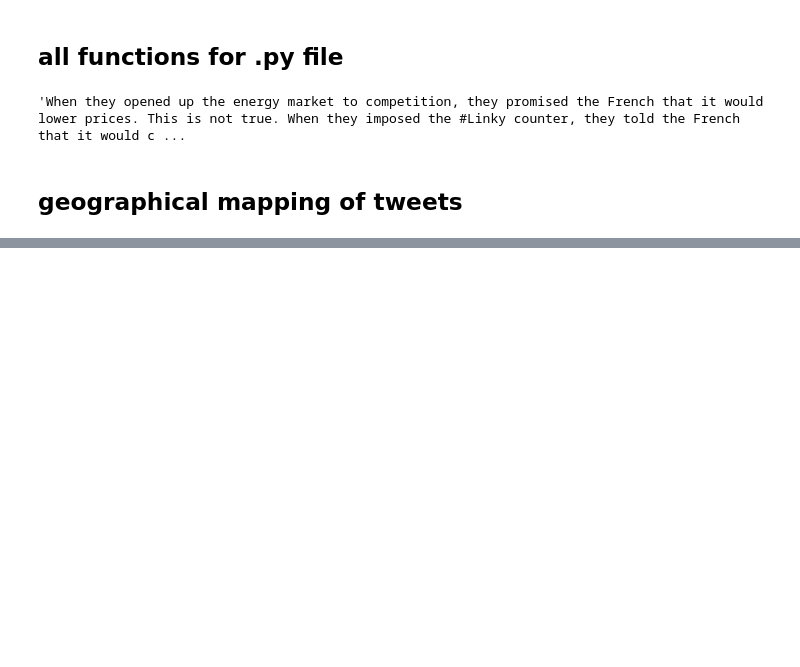
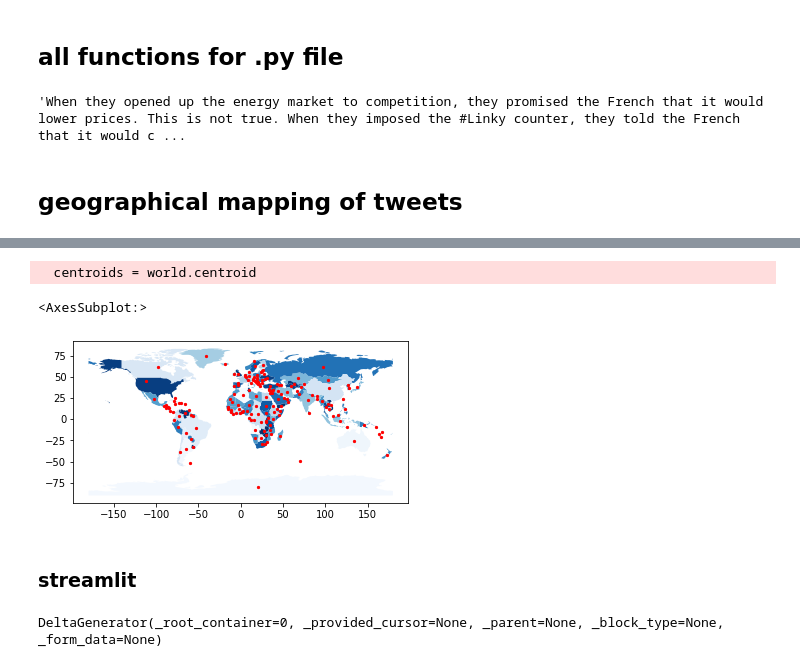
Before and after one commit to EstefaniaVB/LexAI, a Jupyter notebook: notebooks/twitterAPIday5.ipynb, the cells around one changed output, grey strips where cells are left out. Drawn from its saved outputs; the diff is of its cells as text; code cells hidden in the pictures; blank space fills up the shorter version.

```diff
--- a/notebooks/twitterAPIday5.ipynb
+++ b/notebooks/twitterAPIday5.ipynb
@@ -481,2 +489,29 @@ alt.Chart(countries).mark_geoshape(
 # %% [output]
 [interactive output not drawn]
+# %%
+import geopandas as gpd
+import pandas as pd
+
+# Access built-in Natural Earth data via GeoPandas
+world = gpd.read_file(gpd.datasets.get_path('naturalearth_lowres'))
+
+# Get a list (dataframe) of country centroids
+centroids = world.centroid
+centroid_list = pd.concat([world.name, centroids], axis=1)
+
+# Plot the results
+base = world.plot(column = 'name', cmap = 'Blues')
+centroids.plot(ax = base, marker = 'o', color = 'red', markersize = 5)
+# %% [output]
+  centroids = world.centroid
+<AxesSubplot:>
+[figure, added]
+# %% [markdown]
+### streamlit
+# %%
+import streamlit as st
+map_data = cents[['latitute','longitude']]
+
+st.map(map_data)
+# %% [output]
+DeltaGenerator(_root_container=0, _provided_cursor=None, _parent=None, _block_type=None, _form_data=None)
```
Also changed, not shown: parts of 16 cells of this notebook, 6 other files.
